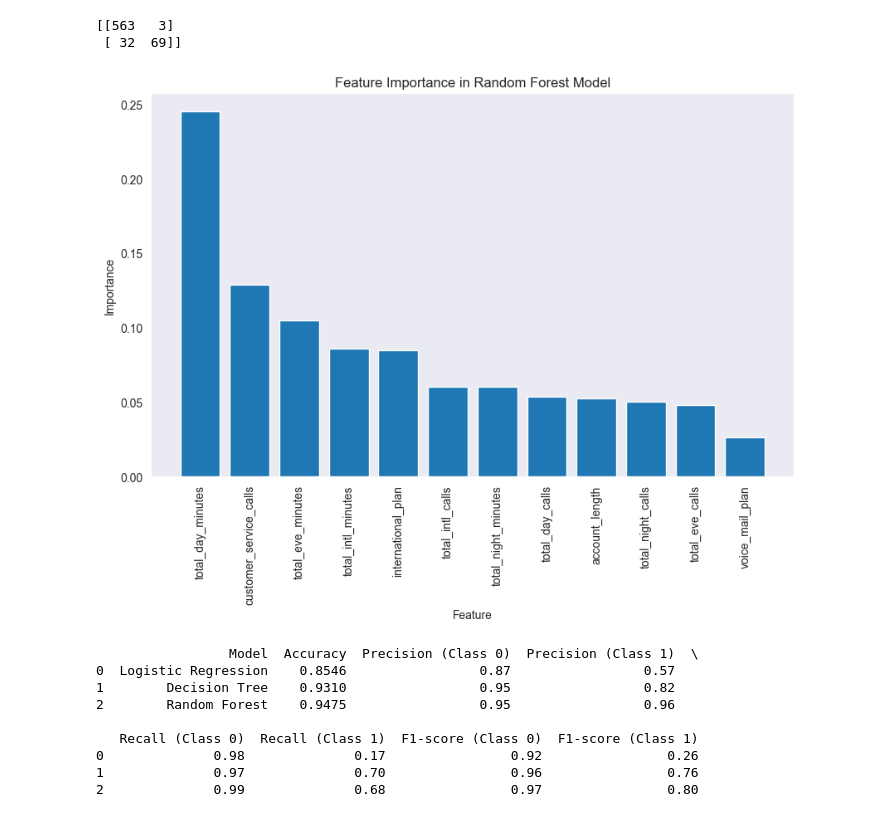
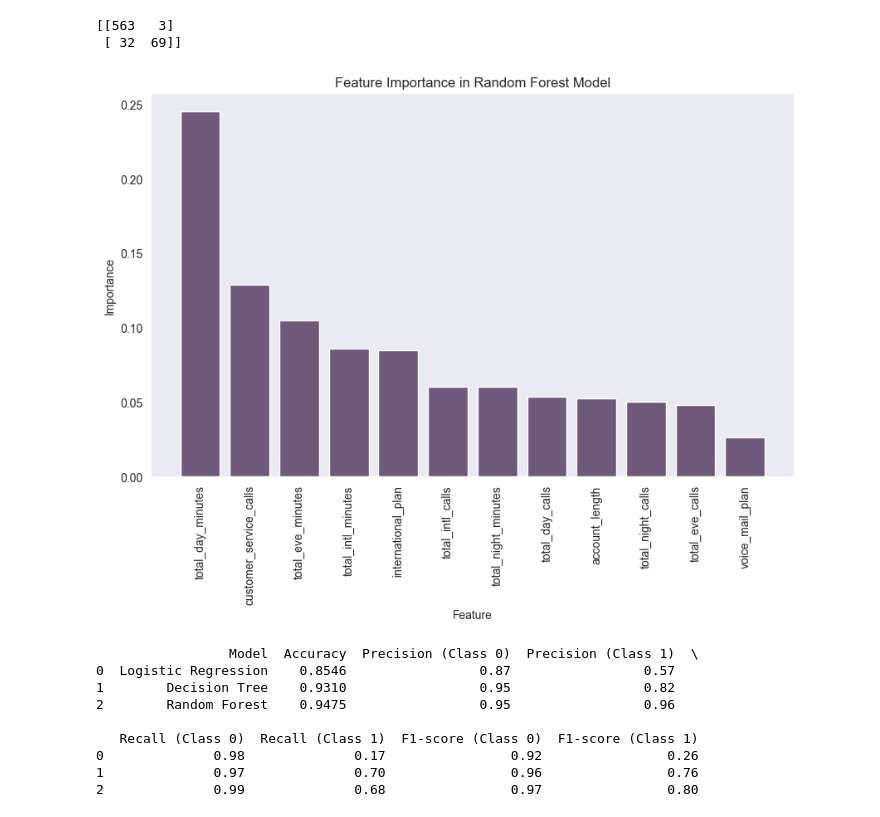
Before and after one commit to phelanthropus/SyriaTel-Customer-Churn, a Jupyter notebook: Untitled.ipynb, the cells around one changed output. Saved outputs shown, nothing was run; the diff lists cells and outputs as text; code cells hidden in the pictures.

```diff
--- a/Untitled.ipynb
+++ b/Untitled.ipynb
@@ -906,26 +906,26 @@ Confusion Matrix:
 # %%
 
 # Get feature importances from the trained random forest model
 feature_importance = rf_model.feature_importances_
 
 # Get feature names (assuming X_train is a DataFrame)
 feature_names = X_train.columns
 
 # Sort feature importances and feature names in descending order
 sorted_indices = feature_importance.argsort()[::-1]
 sorted_feature_importance = feature_importance[sorted_indices]
 sorted_feature_names = feature_names[sorted_indices]
 
 # Plot feature importance
 plt.figure(figsize=(10, 6))
-plt.bar(range(len(feature_importance)), sorted_feature_importance, align='center')
+plt.bar(range(len(feature_importance)), sorted_feature_importance,  color = ['#6e597a'], align='center')
 plt.xticks(range(len(feature_importance)), sorted_feature_names, rotation=90)
 plt.xlabel('Feature')
 plt.ylabel('Importance')
 plt.title('Feature Importance in Random Forest Model')
 plt.show()
 # %% [output]
-[figure, old version]
+[figure, new version]
 # %%
 # Define metrics for each model
 metrics = {
```
Also changed, not shown: parts of 5 cells of this notebook, 2 other files.
